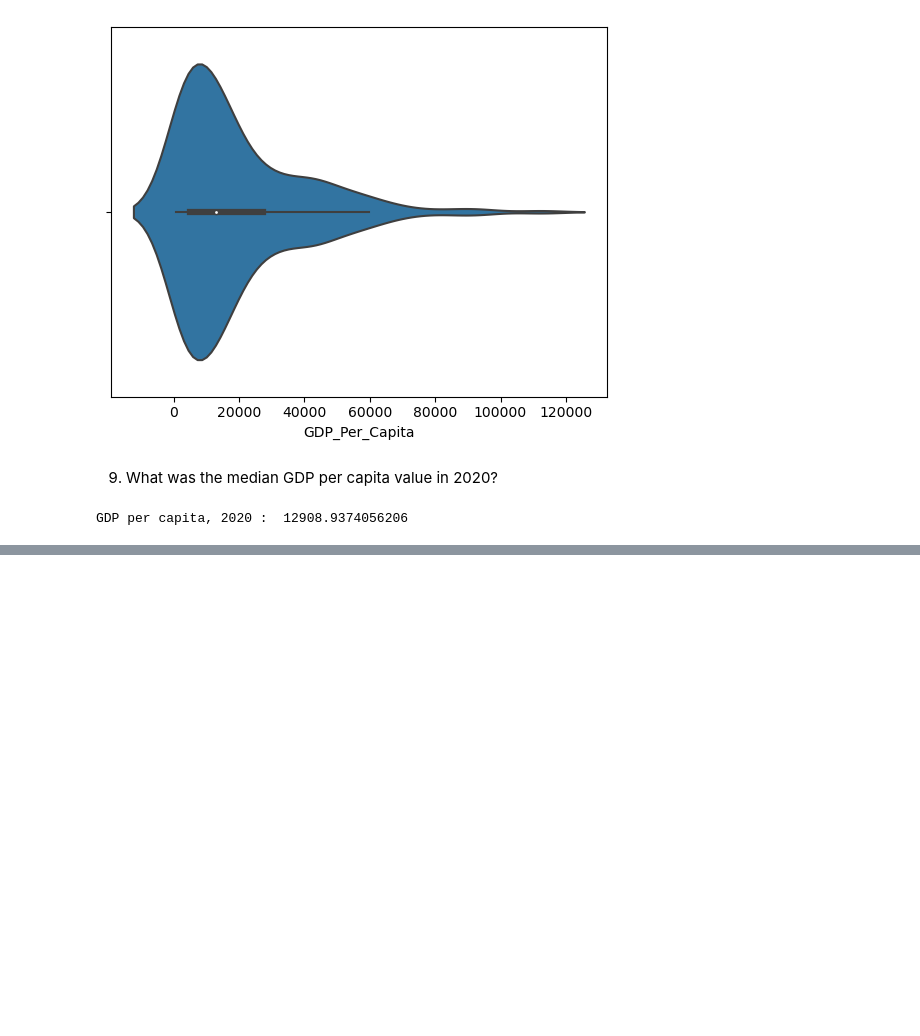
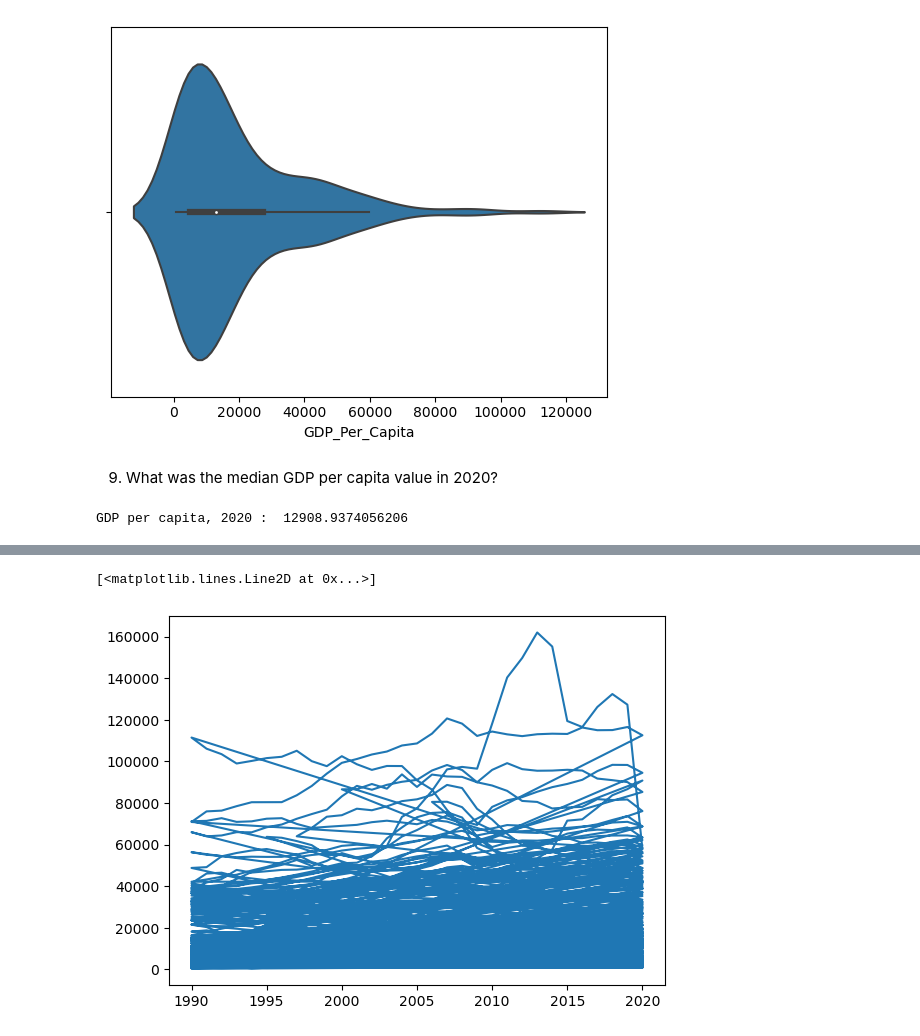
Before and after one commit to NSS-Data-Analytics-Cohort-8/gdp-and-internet-usage-melaniewesson, a Jupyter notebook: notebooks/un_project.ipynb, the cells around one changed output, grey strips where cells are left out. Drawn from its saved outputs; the diff is of its cells as text; code cells hidden in the pictures; blank space fills up the shorter version.

```diff
--- a/notebooks/un_project.ipynb
+++ b/notebooks/un_project.ipynb
@@ -228,0 +262,5 @@ plt.plot(gdp_lux.Year, gdp_lux.GDP_Per_Capita)
+# %%
+plt.plot(gdp_df.Year, gdp_df.GDP_Per_Capita)
+# %% [output]
+[<matplotlib.lines.Line2D at 0x...>]
+[figure, added]
```
Also changed, not shown: parts of 31 cells of this notebook.
